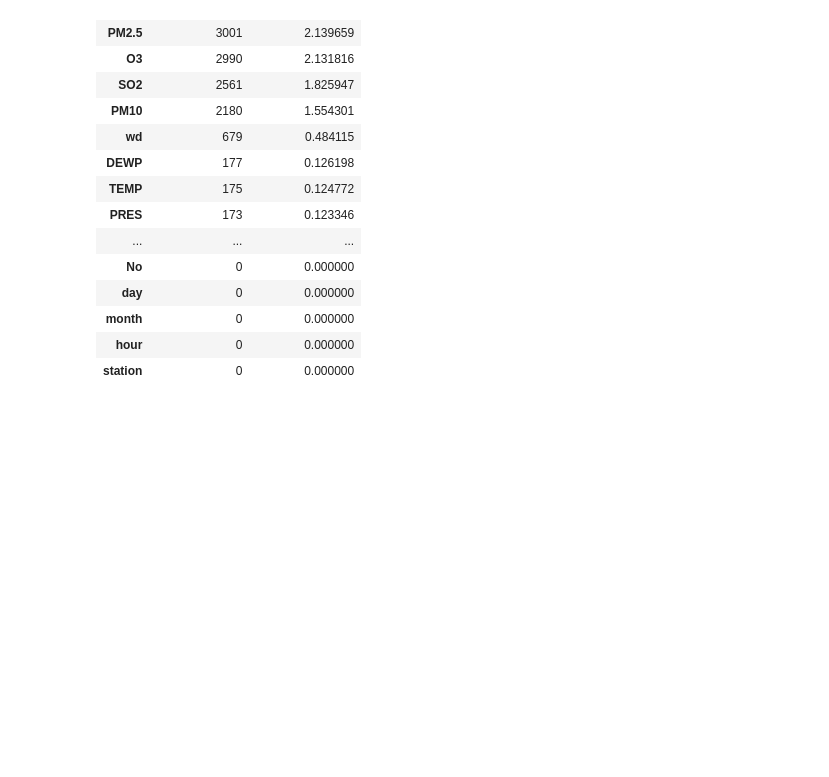
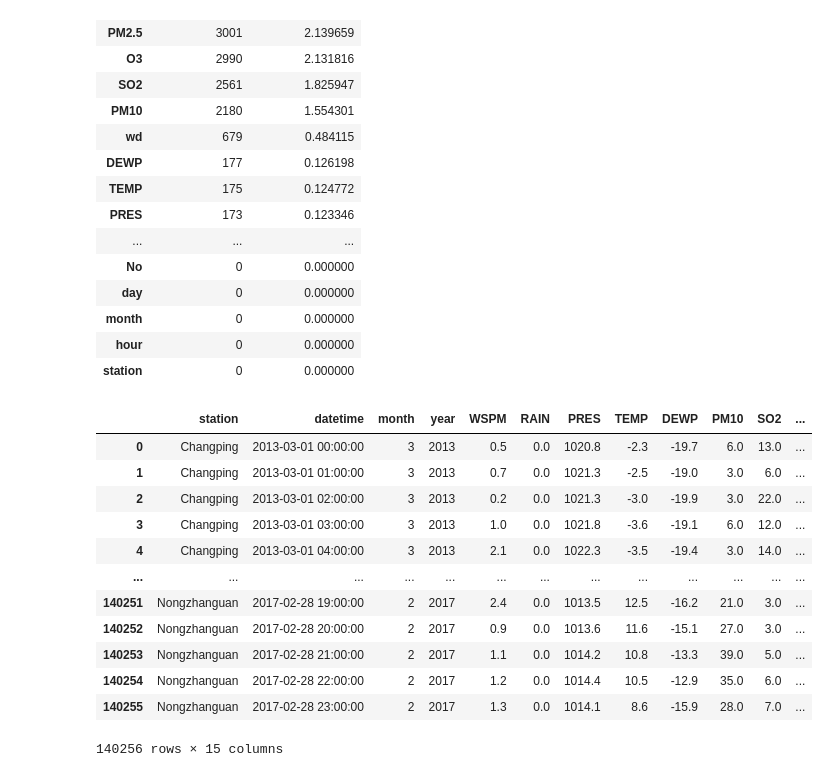
Before and after one commit to Dan-Brooks/Programming-for-Data-Analysis-Cmet, a Jupyter notebook: Data_Analysis_Colab.ipynb, the cells around one changed output. Drawn from its saved outputs; the diff is of its cells as text; code cells hidden in the pictures; blank space fills up the shorter version.

```diff
--- a/Data_Analysis_Colab.ipynb
+++ b/Data_Analysis_Colab.ipynb
@@ -194,3 +180,22 @@ display(missing_values.style.background_gradient(cmap='Blues'))
 | month | 0 | 0.000000 |
 | hour | 0 | 0.000000 |
 | station | 0 | 0.000000 |
+# %%
+df['datetime'] = pd.to_datetime(df[['year', 'month', 'day', 'hour']])
+reduced_columns = ['station', 'datetime', 'month', 'year', 'WSPM', 'RAIN', 'PRES', 'TEMP', 'DEWP', 'PM10', 'SO2', 'O3', 'PM2.5', 'NO2', 'CO']
+dfr = df[reduced_columns]
+dfr
+# %% [output]
+|  | station | datetime | month | year | WSPM | RAIN | PRES | TEMP | DEWP | PM10 | SO2 | ... |
+| 0 | Changping | 2013-03-01 00:00:00 | 3 | 2013 | 0.5 | 0.0 | 1020.8 | -2.3 | -19.7 | 6.0 | 13.0 | ... |
+| 1 | Changping | 2013-03-01 01:00:00 | 3 | 2013 | 0.7 | 0.0 | 1021.3 | -2.5 | -19.0 | 3.0 | 6.0 | ... |
+| 2 | Changping | 2013-03-01 02:00:00 | 3 | 2013 | 0.2 | 0.0 | 1021.3 | -3.0 | -19.9 | 3.0 | 22.0 | ... |
+| 3 | Changping | 2013-03-01 03:00:00 | 3 | 2013 | 1.0 | 0.0 | 1021.8 | -3.6 | -19.1 | 6.0 | 12.0 | ... |
+| 4 | Changping | 2013-03-01 04:00:00 | 3 | 2013 | 2.1 | 0.0 | 1022.3 | -3.5 | -19.4 | 3.0 | 14.0 | ... |
+| ... | ... | ... | ... | ... | ... | ... | ... | ... | ... | ... | ... | ... |
+| 140251 | Nongzhanguan | 2017-02-28 19:00:00 | 2 | 2017 | 2.4 | 0.0 | 1013.5 | 12.5 | -16.2 | 21.0 | 3.0 | ... |
+| 140252 | Nongzhanguan | 2017-02-28 20:00:00 | 2 | 2017 | 0.9 | 0.0 | 1013.6 | 11.6 | -15.1 | 27.0 | 3.0 | ... |
+| 140253 | Nongzhanguan | 2017-02-28 21:00:00 | 2 | 2017 | 1.1 | 0.0 | 1014.2 | 10.8 | -13.3 | 39.0 | 5.0 | ... |
+| 140254 | Nongzhanguan | 2017-02-28 22:00:00 | 2 | 2017 | 1.2 | 0.0 | 1014.4 | 10.5 | -12.9 | 35.0 | 6.0 | ... |
+| 140255 | Nongzhanguan | 2017-02-28 23:00:00 | 2 | 2017 | 1.3 | 0.0 | 1014.1 | 8.6 | -15.9 | 28.0 | 7.0 | ... |
+140256 rows × 15 columns
```
Also changed, not shown: parts of 13 cells of this notebook.
